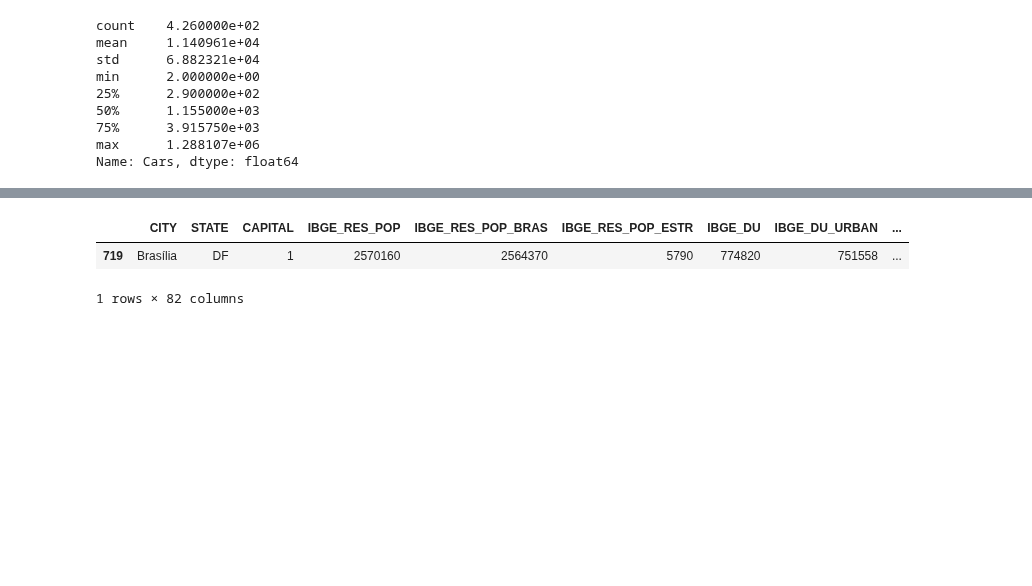
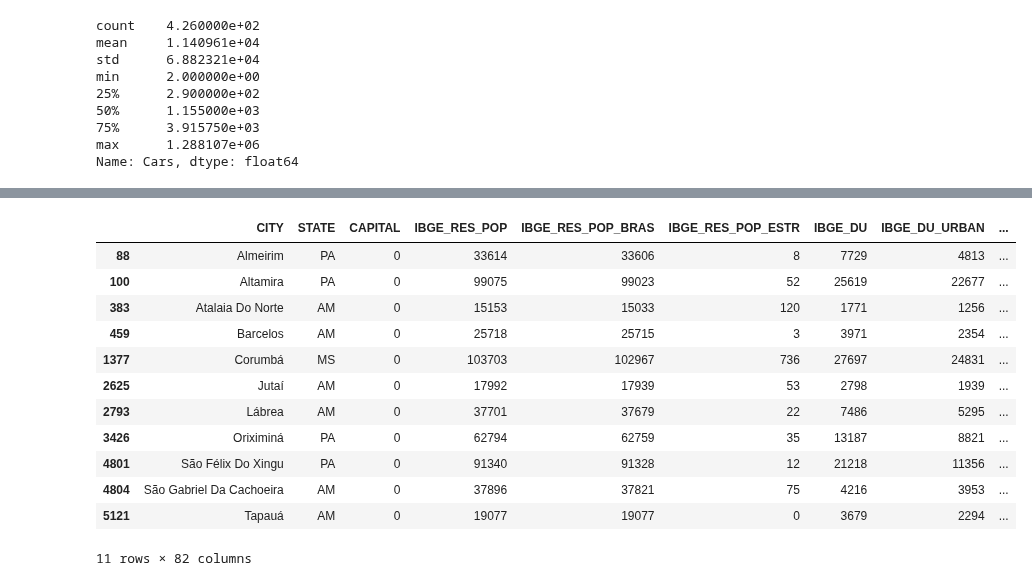
Before and after one commit to leydsonbarros/Brazilian_Cities, a Jupyter notebook: brazilian_cities.ipynb, the cells around one changed output, grey strips where cells are left out. Drawn from its saved outputs; the diff is of its cells as text; code cells hidden in the pictures; blank space fills up the shorter version.

```diff
--- a/brazilian_cities.ipynb
+++ b/brazilian_cities.ipynb
@@ -265,6 +403,6 @@ df_brazil['Cars'].hist()
 # %%
 # Usando z-core robusto
 from numpy import abs
-mad = abs(df_brazil['Cars_Log'] - df_brazil['Cars_Log'].median()).median()*(1/0.6745)
+mad = abs(df_brazil['AREA_Log'] - df_brazil['AREA_Log'].median()).median()*(1/0.6745)
 print(mad)
 # %% [output]
@@ -278,9 +416,19 @@ print(mad)
 # %%
 # Usando a limiar > 3.5, encontro os outliers
-df_brazil[abs(df_brazil['Cars_Log']-df_brazil['Cars_Log'].median())/mad > 3.5]
+df_brazil[abs(df_brazil['AREA_Log']-df_brazil['AREA_Log'].median())/mad > 3.5]
 # %% [output]
 |  | CITY | STATE | CAPITAL | IBGE_RES_POP | IBGE_RES_POP_BRAS | IBGE_RES_POP_ESTR | IBGE_DU | IBGE_DU_URBAN | ... |
-| 719 | Brasília | DF | 1 | 2570160 | 2564370 | 5790 | 774820 | 751558 | ... |
+| 88 | Almeirim | PA | 0 | 33614 | 33606 | 8 | 7729 | 4813 | ... |
+| 100 | Altamira | PA | 0 | 99075 | 99023 | 52 | 25619 | 22677 | ... |
+| 383 | Atalaia Do Norte | AM | 0 | 15153 | 15033 | 120 | 1771 | 1256 | ... |
+| 459 | Barcelos | AM | 0 | 25718 | 25715 | 3 | 3971 | 2354 | ... |
+| 1377 | Corumbá | MS | 0 | 103703 | 102967 | 736 | 27697 | 24831 | ... |
+| 2625 | Jutaí | AM | 0 | 17992 | 17939 | 53 | 2798 | 1939 | ... |
+| 2793 | Lábrea | AM | 0 | 37701 | 37679 | 22 | 7486 | 5295 | ... |
+| 3426 | Oriximiná | PA | 0 | 62794 | 62759 | 35 | 13187 | 8821 | ... |
+| 4801 | São Félix Do Xingu | PA | 0 | 91340 | 91328 | 12 | 21218 | 11356 | ... |
+| 4804 | São Gabriel Da Cachoeira | AM | 0 | 37896 | 37821 | 75 | 4216 | 3953 | ... |
+| 5121 | Tapauá | AM | 0 | 19077 | 19077 | 0 | 3679 | 2294 | ... |
-1 rows × 82 columns
+11 rows × 82 columns
 # %%
 # Gerando novo dataframe, eliminando os outros
```
Also changed, not shown: parts of 29 cells of this notebook.
